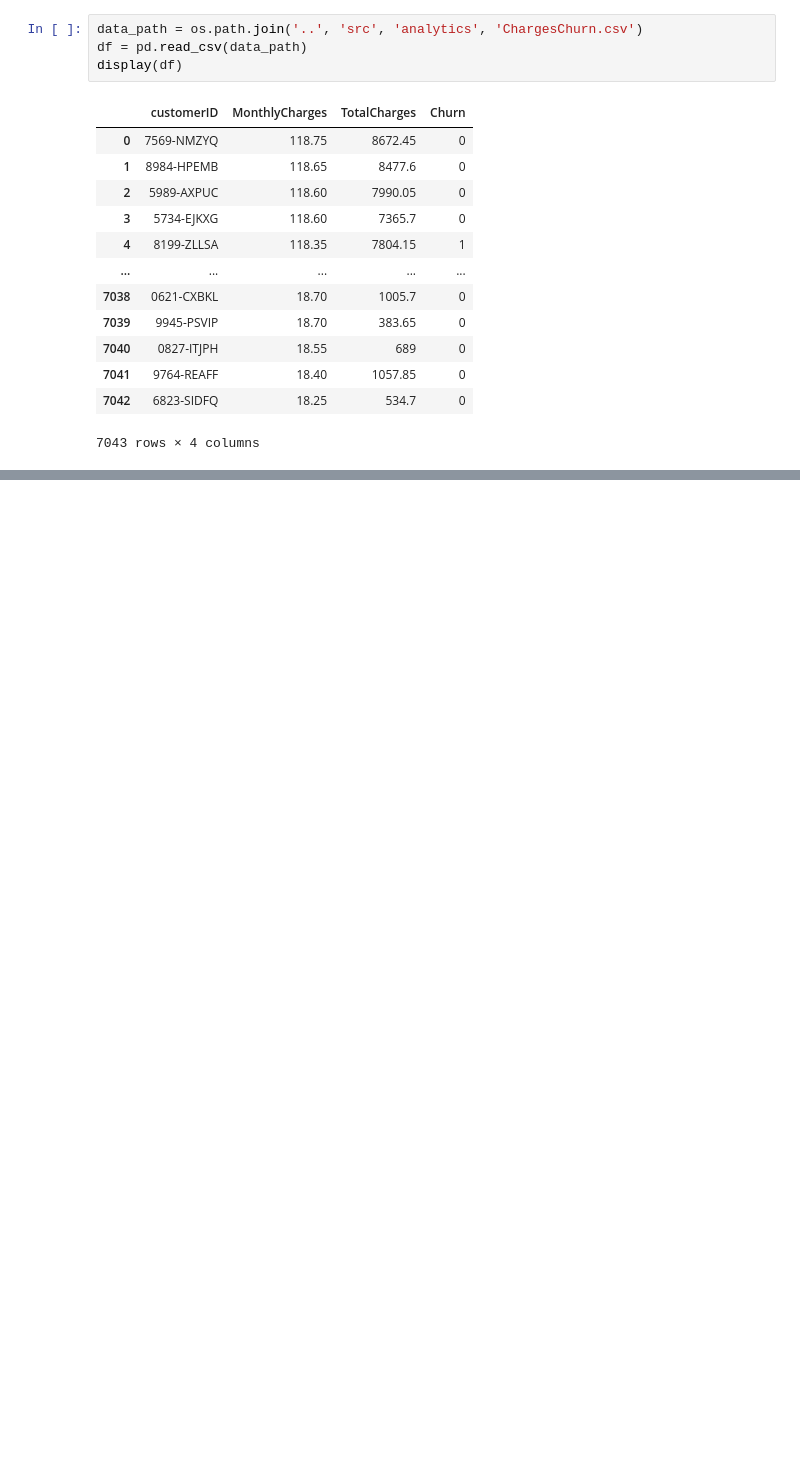
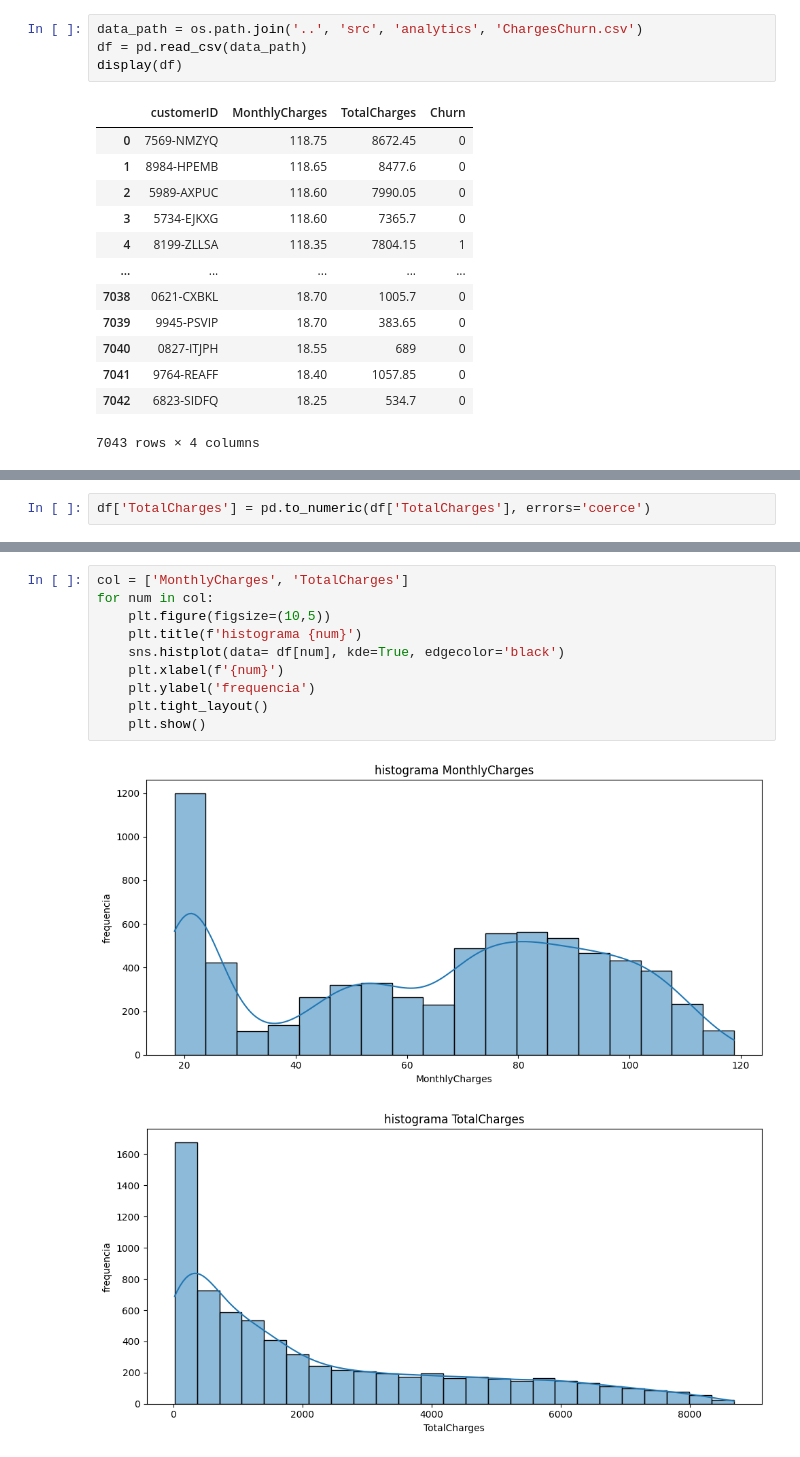
Before and after one commit to WesleySouza13/Analise-em-Churn, a Jupyter notebook: notebooks/ChargesEda.ipynb, the cells around one changed output, grey strips where cells are left out. Drawn from its saved outputs; the diff is of its cells as text; blank space fills up the shorter version.

```diff
--- a/notebooks/ChargesEda.ipynb
+++ b/notebooks/ChargesEda.ipynb
@@ -25 +37,3 @@ display(df)
+# %%
+df['TotalCharges'] = pd.to_numeric(df['TotalCharges'], errors='coerce')
 # %%
@@ -35,0 +51,13 @@ nao há valores nulos em: Churn
+# %%
+col = ['MonthlyCharges', 'TotalCharges']
+for num in col:
+    plt.figure(figsize=(10,5))
+    plt.title(f'histograma {num}')
+    sns.histplot(data= df[num], kde=True, edgecolor='black')
+    plt.xlabel(f'{num}')
+    plt.ylabel('frequencia')
+    plt.tight_layout()
+    plt.show()
+# %% [output]
+[figure, added]
+[figure, added]
```
Also changed, not shown: parts of 7 cells of this notebook, 2 other files.
